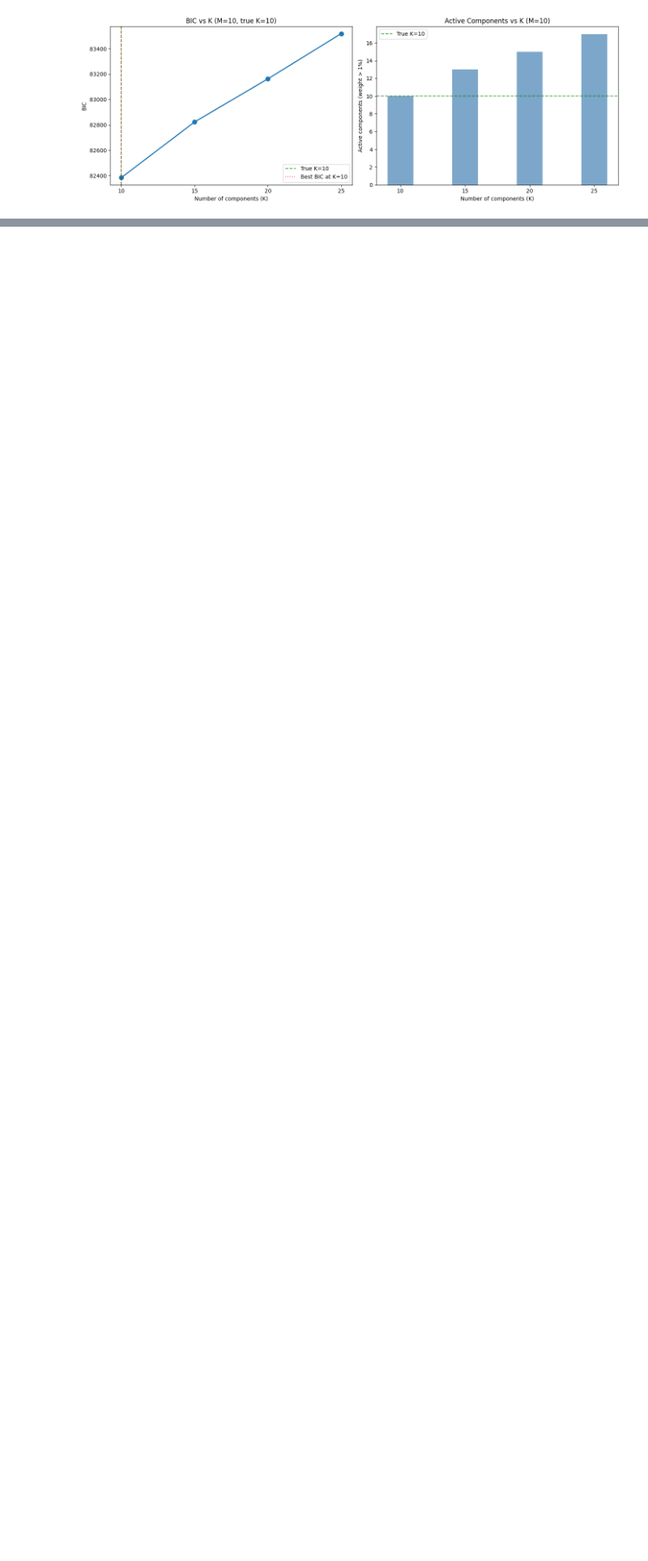
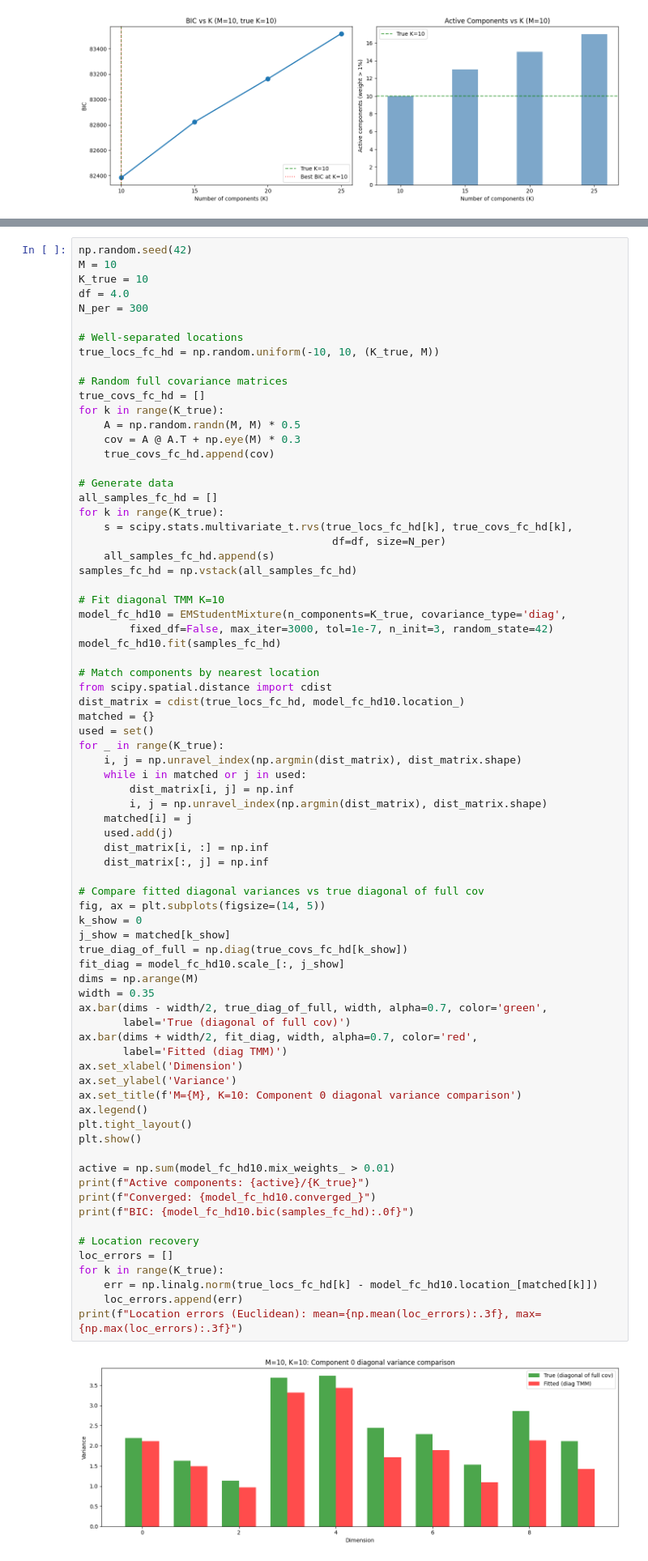
Before and after one commit to pollytur/mix_T, a Jupyter notebook: notebooks/diagonal_covariance_demo.ipynb, the cells around one changed output, grey strips where cells are left out. Shown at 81% size. Cells and saved outputs as stored; diff of their text form; blank space fills up the shorter version.

```diff
--- a/notebooks/diagonal_covariance_demo.ipynb
+++ b/notebooks/diagonal_covariance_demo.ipynb
@@ -536,0 +683,77 @@ K=25: BIC=     83518, Active=17/25, Converged=True
+# %%
+np.random.seed(42)
+M = 10
+K_true = 10
+df = 4.0
+N_per = 300
+
+# Well-separated locations
+true_locs_fc_hd = np.random.uniform(-10, 10, (K_true, M))
+
+# Random full covariance matrices
+true_covs_fc_hd = []
+for k in range(K_true):
+    A = np.random.randn(M, M) * 0.5
+    cov = A @ A.T + np.eye(M) * 0.3
+    true_covs_fc_hd.append(cov)
+
+# Generate data
+all_samples_fc_hd = []
+for k in range(K_true):
+    s = scipy.stats.multivariate_t.rvs(true_locs_fc_hd[k], true_covs_fc_hd[k],
+                                        df=df, size=N_per)
+    all_samples_fc_hd.append(s)
+samples_fc_hd = np.vstack(all_samples_fc_hd)
+
+# Fit diagonal TMM K=10
+model_fc_hd10 = EMStudentMixture(n_components=K_true, covariance_type='diag',
+        fixed_df=False, max_iter=3000, tol=1e-7, n_init=3, random_state=42)
+model_fc_hd10.fit(samples_fc_hd)
+
+# Match components by nearest location
+from scipy.spatial.distance import cdist
+dist_matrix = cdist(true_locs_fc_hd, model_fc_hd10.location_)
+matched = {}
+used = set()
+for _ in range(K_true):
+    i, j = np.unravel_index(np.argmin(dist_matrix), dist_matrix.shape)
+    while i in matched or j in used:
+        dist_matrix[i, j] = np.inf
+        i, j = np.unravel_index(np.argmin(dist_matrix), dist_matrix.shape)
+    matched[i] = j
+    used.add(j)
+    dist_matrix[i, :] = np.inf
+    dist_matrix[:, j] = np.inf
+
+# Compare fitted diagonal variances vs true diagonal of full cov
+fig, ax = plt.subplots(figsize=(14, 5))
+k_show = 0
+j_show = matched[k_show]
+true_diag_of_full = np.diag(true_covs_fc_hd[k_show])
+fit_diag = model_fc_hd10.scale_[:, j_show]
+dims = np.arange(M)
+width = 0.35
+ax.bar(dims - width/2, true_diag_of_full, width, alpha=0.7, color='green',
+       label='True (diagonal of full cov)')
+ax.bar(dims + width/2, fit_diag, width, alpha=0.7, color='red',
+       label='Fitted (diag TMM)')
+ax.set_xlabel('Dimension')
+ax.set_ylabel('Variance')
+ax.set_title(f'M={M}, K=10: Component 0 diagonal variance comparison')
+ax.legend()
+plt.tight_layout()
+plt.show()
+
+active = np.sum(model_fc_hd10.mix_weights_ > 0.01)
+print(f"Active components: {active}/{K_true}")
+print(f"Converged: {model_fc_hd10.converged_}")
+print(f"BIC: {model_fc_hd10.bic(samples_fc_hd):.0f}")
+
+# Location recovery
+loc_errors = []
+for k in range(K_true):
+    err = np.linalg.norm(true_locs_fc_hd[k] - model_fc_hd10.location_[matched[k]])
+    loc_errors.append(err)
+print(f"Location errors (Euclidean): mean={np.mean(loc_errors):.3f}, max={np.max(loc_errors):.3f}")
+# %% [output]
+[figure, added]
```
Also changed, not shown: parts of 8 cells of this notebook.
